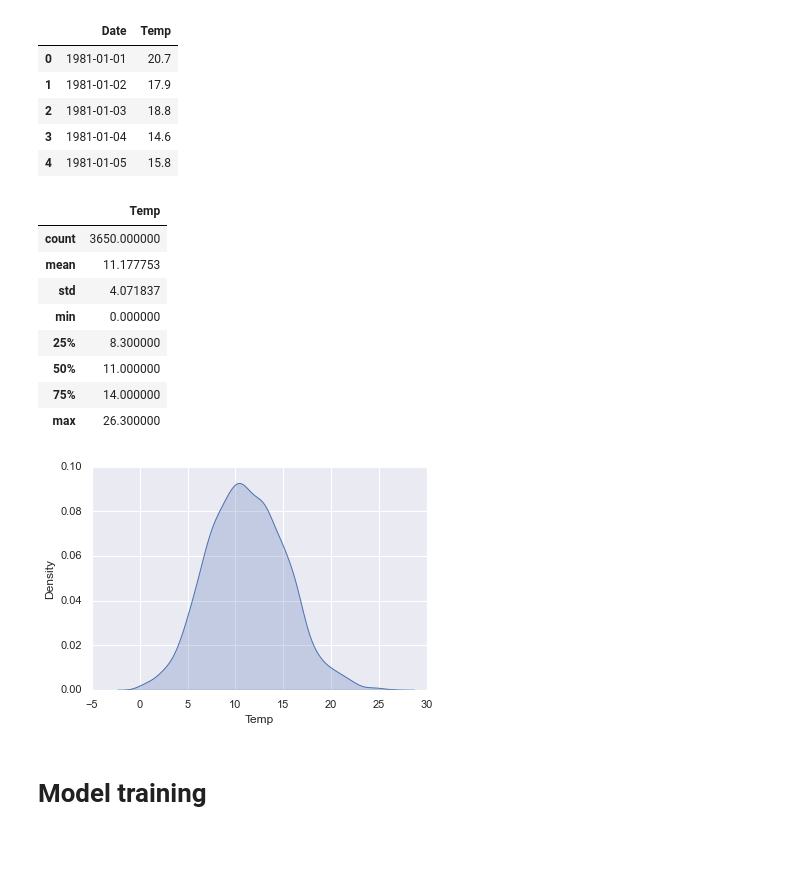
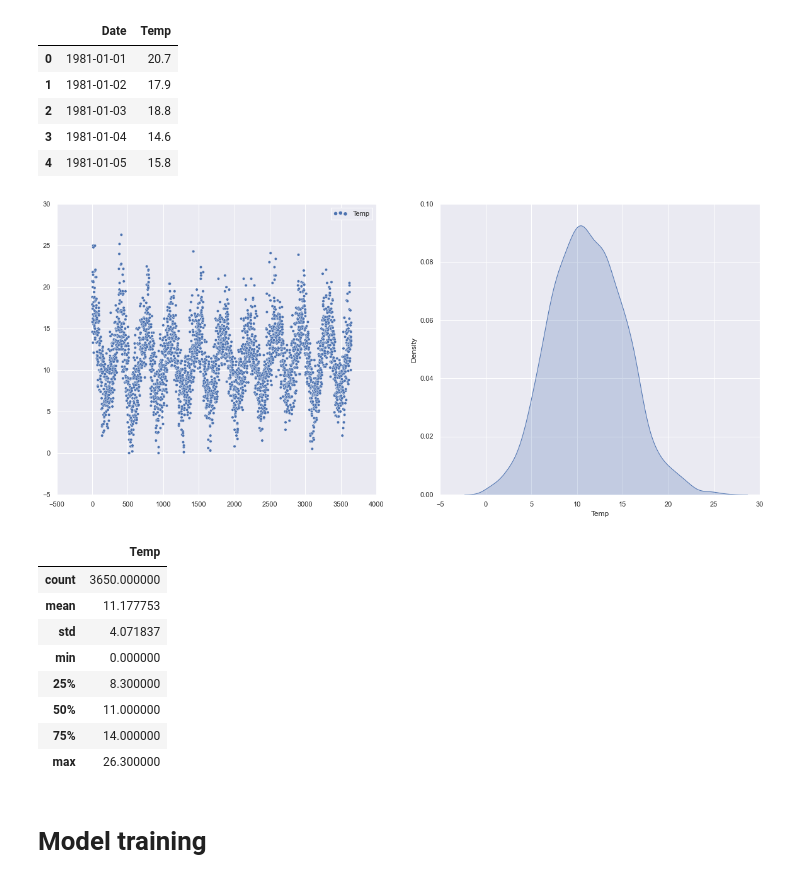
Before and after one commit to vittorio-nardone/prophet-metaflow, a Jupyter notebook: lab.ipynb, the cells around one changed output. Saved outputs shown, nothing was run; the diff lists cells and outputs as text; code cells hidden in the pictures; blank space fills up the shorter version.

```diff
--- a/lab.ipynb
+++ b/lab.ipynb
@@ -28,18 +28,22 @@ df.head()
 # %%
 # Load plot packages to show data distribution
 import matplotlib.pyplot as plt
 plt.style.use('classic')
 %matplotlib inline
 
 import seaborn as sns
-sns.set()
+sns.set(rc={'figure.figsize':(20,8.27)})
 
-#Plot distribution
-sns.kdeplot(df['Temp'], shade=True)
+#Plot dataset & distribution
+fig, ax =plt.subplots(1,2)
+sns.scatterplot(data=df, ax=ax[0])
+sns.kdeplot(df['Temp'], shade=True, ax=ax[1])
+plt.show()
 
 #Show data stats
 df.describe()
 # %% [output]
+[figure, new version]
 |  | Temp |
 | count | 3650.000000 |
 | mean | 11.177753 |
@@ -49,7 +53,6 @@ df.describe()
 | 50% | 11.000000 |
 | 75% | 14.000000 |
 | max | 26.300000 |
-[figure, old version]
 # %% [markdown]
 # Model training
 # %%
```
Also changed, not shown: parts of 1 cell of this notebook, 6 other files.
